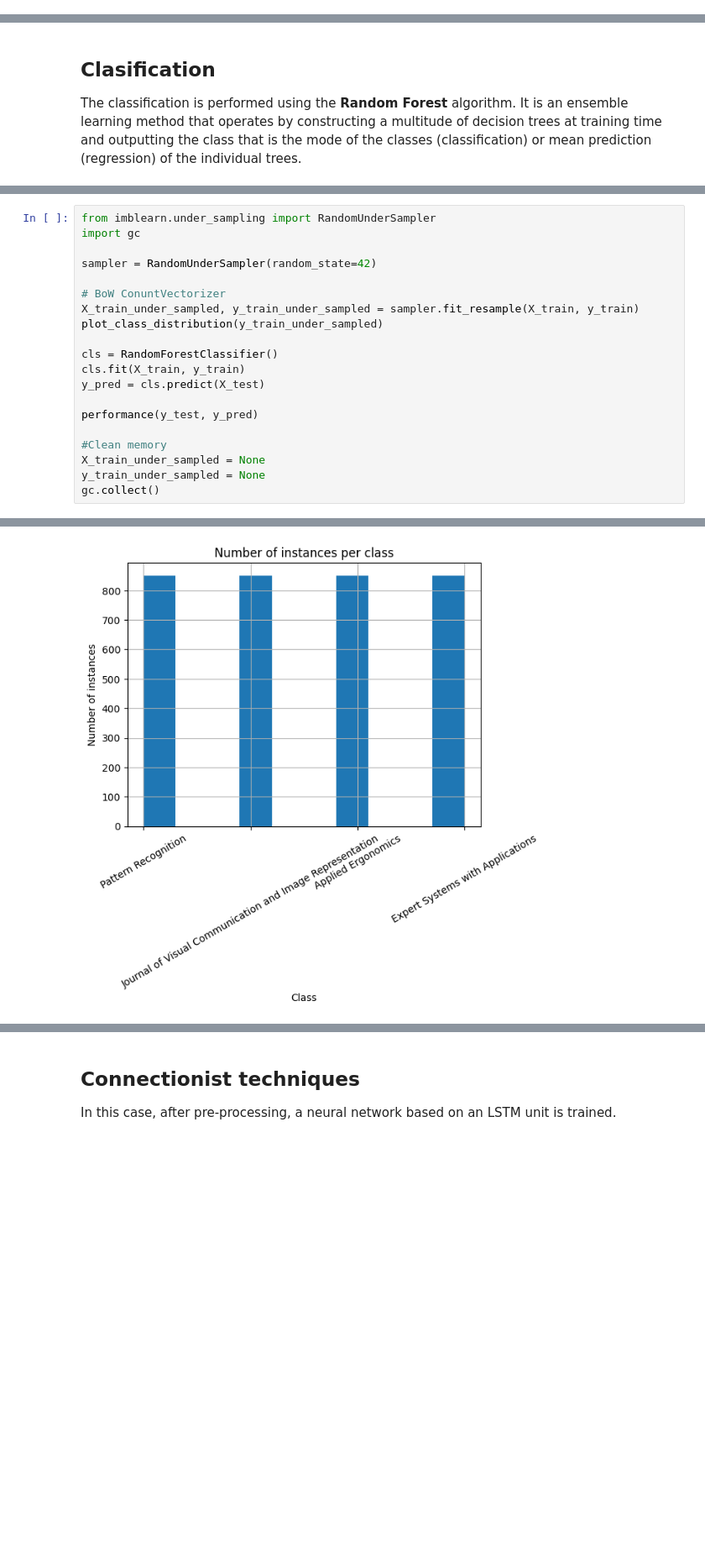
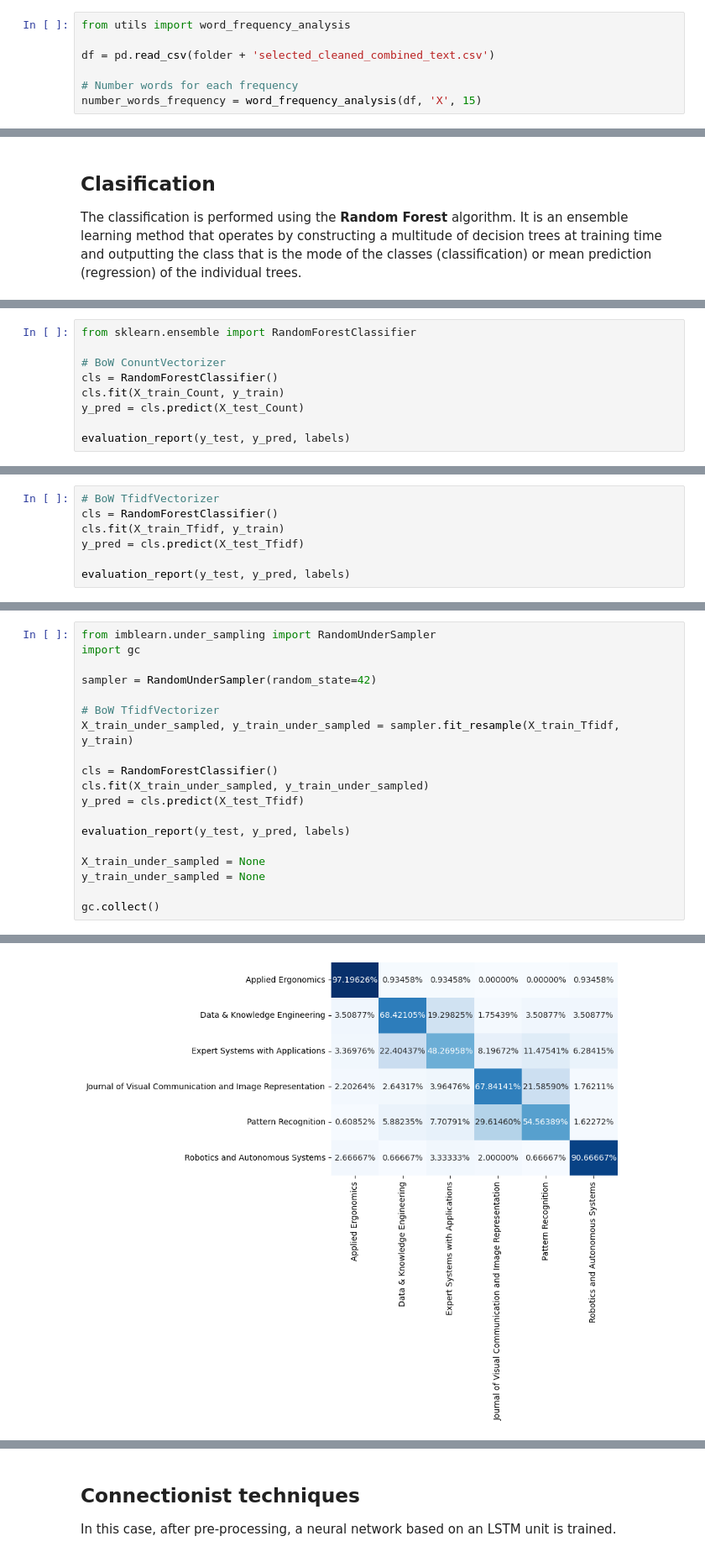
Before and after one commit to danielamadori98/Scientific-Journal-Recommender-For-Submitting-Publication, a Jupyter notebook: main.ipynb, the cells around one changed output, grey strips where cells are left out. Shown at 84% size. Drawn from its saved outputs; the diff is of its cells as text; blank space fills up the shorter version.

```diff
--- a/main.ipynb
+++ b/main.ipynb
@@ -270,0 +51,7 @@ Number of words with frequency = 14: 5204
+# %%
+from utils import word_frequency_analysis
+
+df = pd.read_csv(folder + 'selected_cleaned_combined_text.csv')
+
+# Number words for each frequency
+number_words_frequency = word_frequency_analysis(df, 'X', 15)
@@ -356,0 +130,9 @@ weighted avg       0.79      0.79      0.77      2033
+# %%
+from sklearn.ensemble import RandomForestClassifier
+
+# BoW ConuntVectorizer
+cls = RandomForestClassifier()
+cls.fit(X_train_Count, y_train)
+y_pred = cls.predict(X_test_Count)
+
+evaluation_report(y_test, y_pred, labels)
@@ -356,0 +154,7 @@ weighted avg       0.79      0.79      0.77      2033
+# %%
+# BoW TfidfVectorizer
+cls = RandomForestClassifier()
+cls.fit(X_train_Tfidf, y_train)
+y_pred = cls.predict(X_test_Tfidf)
+
+evaluation_report(y_test, y_pred, labels)
@@ -360,18 +209,17 @@ import gc
 
 sampler = RandomUnderSampler(random_state=42)
 
-# BoW ConuntVectorizer
-X_train_under_sampled, y_train_under_sampled = sampler.fit_resample(X_train, y_train)
-plot_class_distribution(y_train_under_sampled)
+# BoW TfidfVectorizer
+X_train_under_sampled, y_train_under_sampled = sampler.fit_resample(X_train_Tfidf, y_train)
 
 cls = RandomForestClassifier()
-cls.fit(X_train, y_train)
-y_pred = cls.predict(X_test)
+cls.fit(X_train_under_sampled, y_train_under_sampled)
+y_pred = cls.predict(X_test_Tfidf)
 
-performance(y_test, y_pred)
+evaluation_report(y_test, y_pred, labels)
 
-#Clean memory
 X_train_under_sampled = None
 y_train_under_sampled = None
+
 gc.collect()
 # %% [output]
@@ -378 +238 @@ gc.collect()
-[figure, old version]
+[figure, new version]
```
Also changed, not shown: parts of 47 cells of this notebook, 30 other files.
